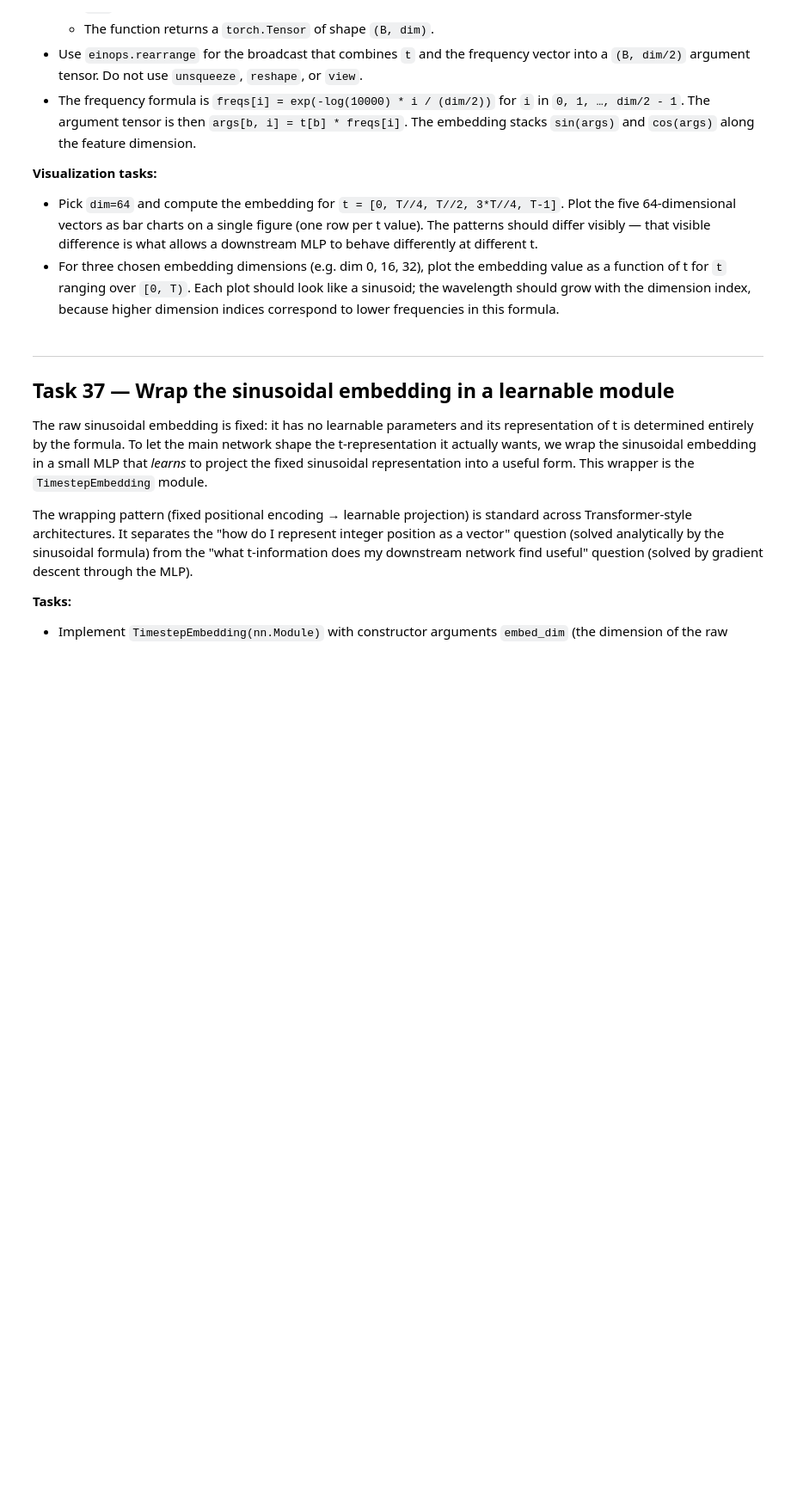
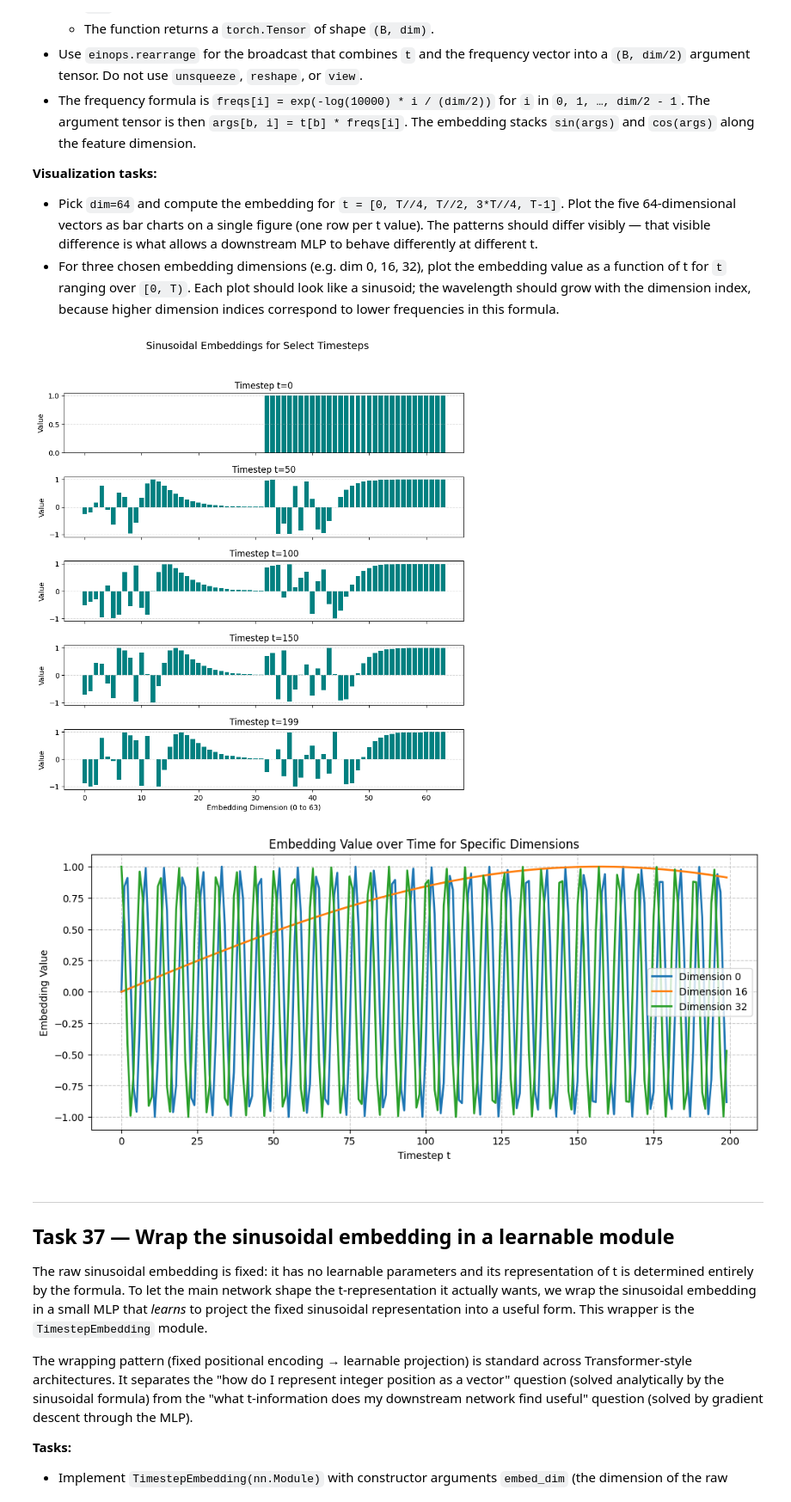
Before and after one commit to SwRI-IDEA-Lab/butterflai, a Jupyter notebook: weeks/week_08/08_Diffusion_Pipeline.ipynb, the cells around one changed output. Shown at 86% size. Drawn from its saved outputs; the diff is of its cells as text; code cells hidden in the pictures; blank space fills up the shorter version.

```diff
--- a/weeks/week_08/08_Diffusion_Pipeline.ipynb
+++ b/weeks/week_08/08_Diffusion_Pipeline.ipynb
@@ -540,3 +702,74 @@ learnable parameters); only the wrapper learns.
+# %%
+# Put your code here for Task 36.
+import torch
+import math
+import matplotlib.pyplot as plt
+from einops import rearrange
+
+def sinusoidal_embedding(t, dim):
+    """
+    Computes the sinusoidal timestep embedding for a batch of timesteps.
+
+    Args:
+        t: torch.Tensor of shape (B,) containing integer timesteps.
+        dim: int, the embedding dimension (must be even).
+
+    Returns:
+        torch.Tensor of shape (B, dim)
+    """
+    assert dim % 2 == 0, "Embedding dimension must be even."
+
+    half_dim = dim // 2
+    # freqs[i] = exp(-log(10000) * i / (dim/2))
+    freqs = torch.exp(-math.log(10000.0) * torch.arange(half_dim, dtype=torch.float32, device=t.device) / half_dim)
+
+    # Use einops.rearrange for the broadcast into (B, dim/2)
+    # args[b, i] = t[b] * freqs[i]
+    args = rearrange(t, 'b -> b 1').float() * freqs
+
+    # The embedding stacks sin(args) and cos(args) along the feature dimension
+    embedding = torch.cat([torch.sin(args), torch.cos(args)], dim=-1)
+    return embedding
+
+# --- Visualization 1: Bar charts for specific t values ---
+T = 200
+t_vals = torch.tensor([0, T//4, T//2, 3*T//4, T-1])
+dim = 64
+
+embeddings_bar = sinusoidal_embedding(t_vals, dim)
+
+fig, axes = plt.subplots(len(t_vals), 1, figsize=(10, 10), sharex=True)
+fig.subplots_adjust(hspace=0.4)
+for i, t_val in enumerate(t_vals):
+    ax = axes[i]
+    ax.bar(range(dim), embeddings_bar[i].numpy(), color='teal')
+    ax.set_title(f"Timestep t={t_val.item()}")
+    ax.set_ylabel("Value")
+    ax.grid(axis='y', linestyle='--', alpha=0.5)
+
+axes[-1].set_xlabel("Embedding Dimension (0 to 63)")
+fig.suptitle("Sinusoidal Embeddings for Select Timesteps", fontsize=14)
+plt.show()
+
+# --- Visualization 2: Embedding value over time for specific dimensions ---
+t_range = torch.arange(T)
+embeddings_line = sinusoidal_embedding(t_range, dim) # Shape (T, 64)
+
+dims_to_plot = [0, 16, 32]
+
+plt.figure(figsize=(12, 5))
+for d in dims_to_plot:
+    plt.plot(t_range.numpy(), embeddings_line[:, d].numpy(), label=f"Dimension {d}", linewidth=2)
+
+plt.title("Embedding Value over Time for Specific Dimensions")
+plt.xlabel("Timestep t")
+plt.ylabel("Embedding Value")
+plt.legend()
+plt.grid(True, linestyle='--', alpha=0.7)
+plt.show()
+# %% [output]
+[figure, added]
+[figure, added]
 # %% [markdown]
 ---
 ## Task 37 — Wrap the sinusoidal embedding in a learnable module
```
Also changed, not shown: parts of 9 cells of this notebook.
